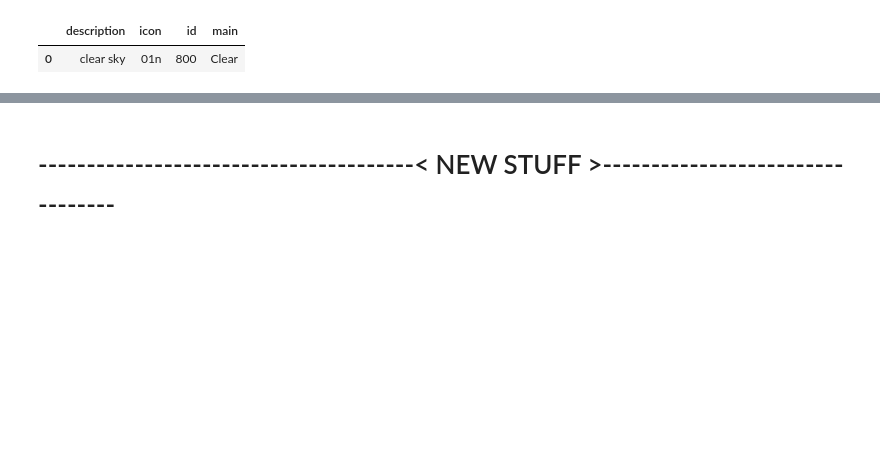
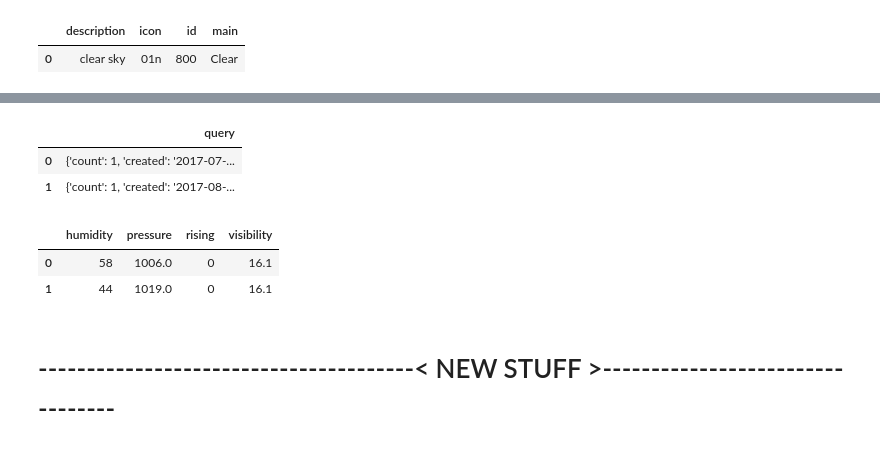
Before and after one commit to Data4Democracy/democratizing_weather_data, a Jupyter notebook: democratizing_weather_data/streaming/prototypes/analyze.ipynb, the cells around one changed output, grey strips where cells are left out. Cells and saved outputs as stored; diff of their text form; code cells hidden in the pictures; blank space fills up the shorter version.

```diff
--- a/democratizing_weather_data/streaming/prototypes/analyze.ipynb
+++ b/democratizing_weather_data/streaming/prototypes/analyze.ipynb
@@ -265,2 +328,28 @@ openweathermap_weather_df
+# %%
+df3 = pd.read_json('../APIs/2yahoo.json', lines=True)
+df3
+# %% [output]
+|  | query |
+| 0 | {'count': 1, 'created': '2017-07-... |
+| 1 | {'count': 1, 'created': '2017-08-... |
+# %%
+first_time = True
+
+with open('../APIs/2yahoo.json') as f_one_json_per_line:
+    for line in f_one_json_per_line:
+        raw_json = json.loads(line)
+        new_json = json_normalize(raw_json['query']['results']['channel']['atmosphere'])
+        if (first_time):
+            first_time = False
+            multiline_df = new_json
+        else:
+            multiline_df = multiline_df.append(new_json, ignore_index=True)
+        # print(new_json)
+
+multiline_df
+# %% [output]
+|  | humidity | pressure | rising | visibility |
+| 0 | 58 | 1006.0 | 0 | 16.1 |
+| 1 | 44 | 1019.0 | 0 | 16.1 |
 # %% [markdown]
 # ---------------------------------------< NEW STUFF >---------------------------------
```
Also changed, not shown: parts of 23 cells of this notebook.
